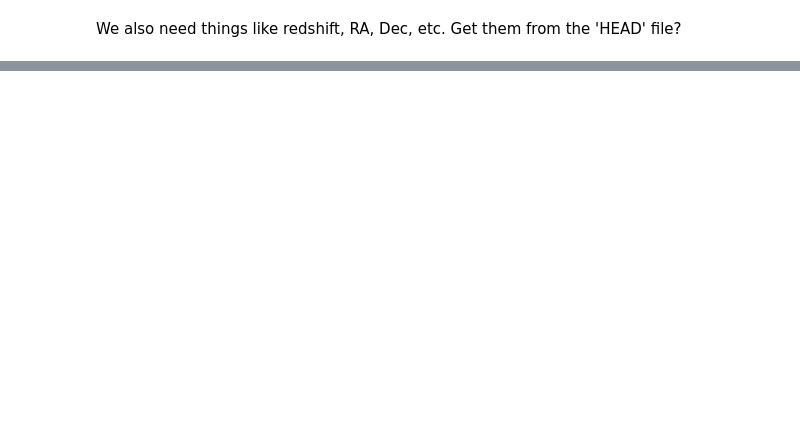
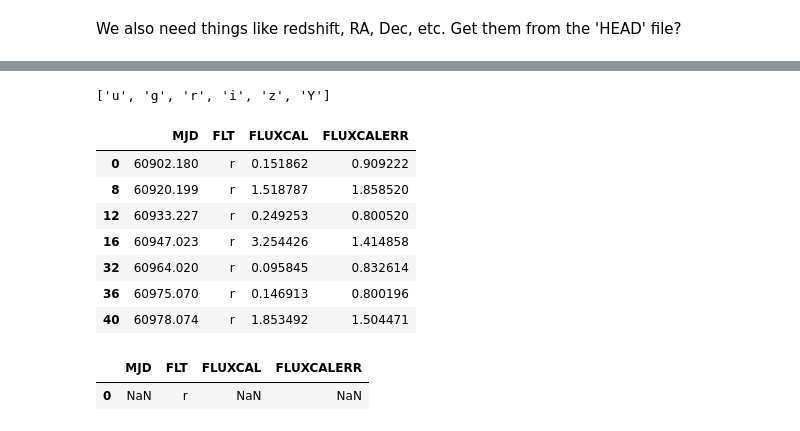
Before and after one commit to rbiswas4/DataQualityChar, a Jupyter notebook: examples/Example_SNANA_Ascii_read.ipynb, the cells around one changed output, grey strips where cells are left out. Cells and saved outputs as stored; diff of their text form; code cells hidden in the pictures; blank space fills up the shorter version.

```diff
--- a/examples/Example_SNANA_Ascii_read.ipynb
+++ b/examples/Example_SNANA_Ascii_read.ipynb
@@ -102,12 +133,39 @@ We also need things like redshift, RA, Dec, etc. Get them from the 'HEAD' file?
 # %%
-#print header[1].columns
-ra = header[1].data['RA']
-dec = header[1].data['DECL']
-sntype = header[1].data['SNTYPE']
-mwebv = header[1].data['MWEBV']
-hostid = header[1].data['HOSTGAL_OBJID']
-hostz = header[1].data['HOSTGAL_PHOTOZ']
-hostzerr = header[1].data['HOSTGAL_PHOTOZ_ERR']
-specz = header[1].data['HOSTGAL_SPECZ']
-speczerr = header[1].data['HOSTGAL_SPECZ_ERR']
-sim_z = header[1].data['SIM_REDSHIFT_HELIO']
+ra = header.RA
+dec = header.DECL
+sntype = header.SNTYPE
+mwebv = header.MWEBV
+hostid = header.HOSTGAL_OBJID
+hostz = header.HOSTGAL_PHOTOZ
+hostzerr = header.HOSTGAL_PHOTOZ_ERR
+specz = header.HOSTGAL_SPECZ
+speczerr = header.HOSTGAL_SPECZ_ERR
+sim_z = header.SIM_REDSHIFT_HELIO
+
+filters = [i[-1] for i in header.columns.values if i.startswith('SIM_PEAKMAG_')]
+filters
+# %% [output]
+['u', 'g', 'r', 'i', 'z', 'Y']
+# %%
+data = pd.DataFrame(np.asarray(sn_first_10[0]))
+data = data.query('MAG < 99')
+data = data[['MJD','FLT','FLUXCAL','FLUXCALERR']]
+grouped = data.groupby('FLT')
+grouped.get_group('r')
+# %% [output]
+|  | MJD | FLT | FLUXCAL | FLUXCALERR |
+| 0 | 60902.180 | r | 0.151862 | 0.909222 |
+| 8 | 60920.199 | r | 1.518787 | 1.858520 |
+| 12 | 60933.227 | r | 0.249253 | 0.800520 |
+| 16 | 60947.023 | r | 3.254426 | 1.414858 |
+| 32 | 60964.020 | r | 0.095845 | 0.832614 |
+| 36 | 60975.070 | r | 0.146913 | 0.800196 |
+| 40 | 60978.074 | r | 1.853492 | 1.504471 |
+# %%
+tmp = pd.DataFrame(data.ix[0]).transpose()
+tmp[:] = np.nan
+tmp.FLT = 'r'
+tmp
+# %% [output]
+|  | MJD | FLT | FLUXCAL | FLUXCALERR |
+| 0 | NaN | r | NaN | NaN |
```
Also changed, not shown: parts of 4 cells of this notebook, 1 other file.
